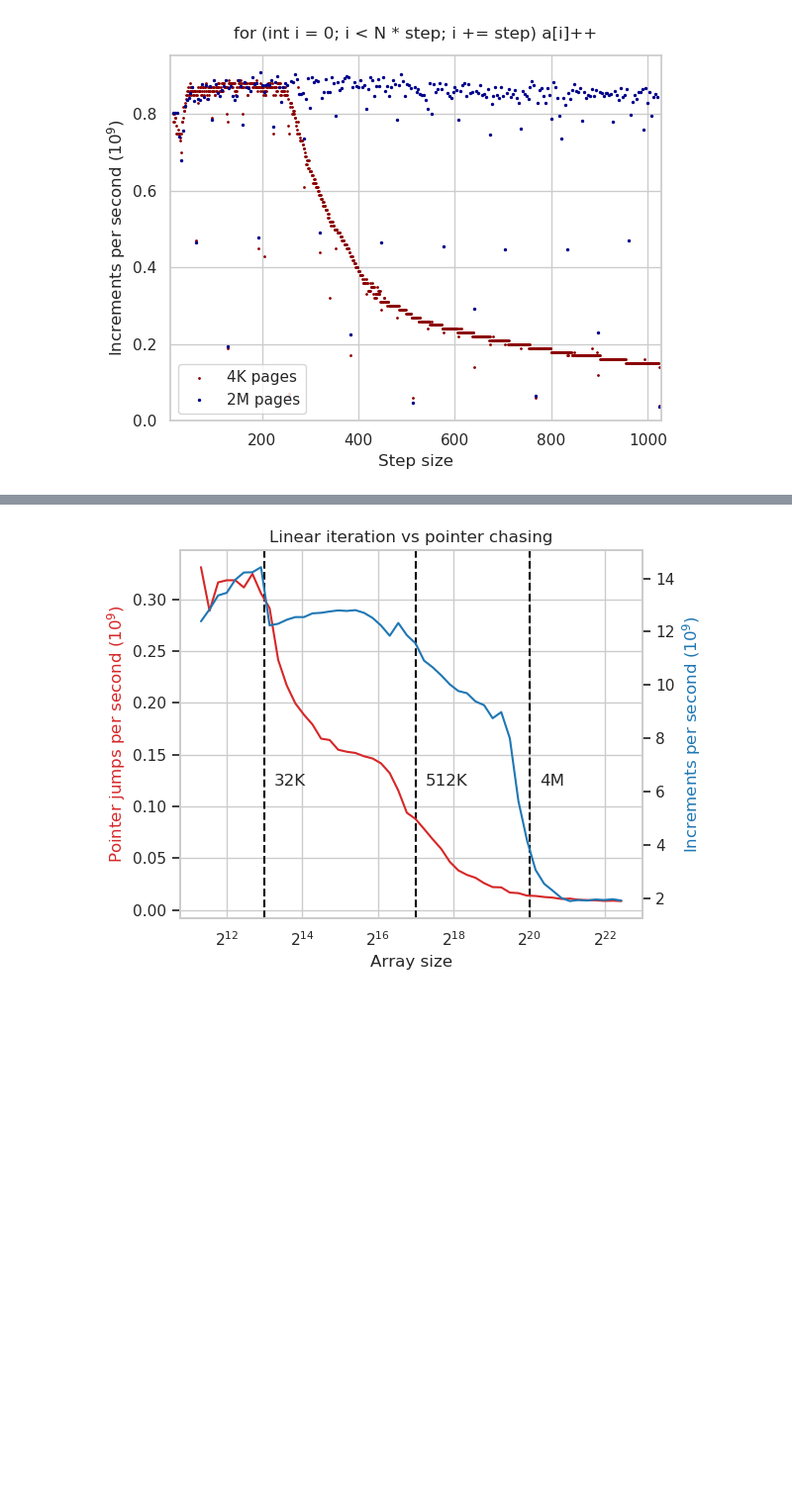
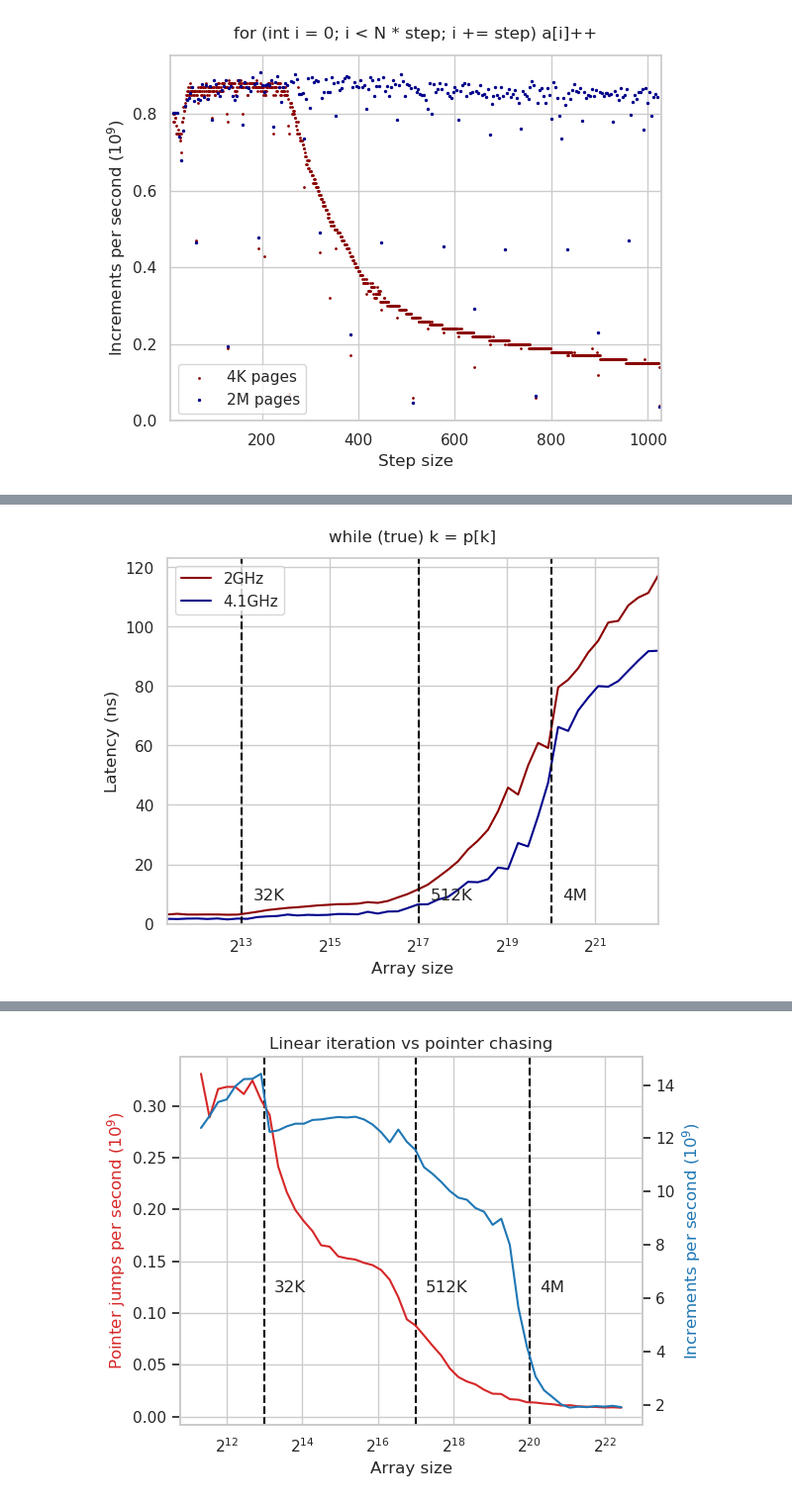
Before and after one commit to sslotin/amh-code, a Jupyter notebook: cpu-cache/plot.ipynb, the cells around one changed output, grey strips where cells are left out. Shown at 99% size. Drawn from its saved outputs; the diff is of its cells as text; code cells hidden in the pictures; blank space fills up the shorter version.

Commit message:
cache/ram latency with frequency boosting boost

```diff
--- a/cpu-cache/plot.ipynb
+++ b/cpu-cache/plot.ipynb
@@ -276,0 +279,2 @@ permutation 5628599 1 114.79
+# %%
+p_boost = [bench('permutation', n) for n in ns]
@@ -276,0 +319,7 @@ permutation 5628599 1 114.79
+# %%
+plt.plot(ns, p, color='darkred', label='2GHz')
+plt.plot(ns, p_boost, color='darkblue', label='4.1GHz')
+#plt.plot(ns, p_boost_hugepages, color='darkgreen', label='4.1GHz with huge pages')
+plot('while (true) k = p[k]', 'Latency (ns)', 'permutation-boost.svg', 8, legend=True)
+# %% [output]
+[figure, added]
```
Also changed, not shown: parts of 7 cells of this notebook.
